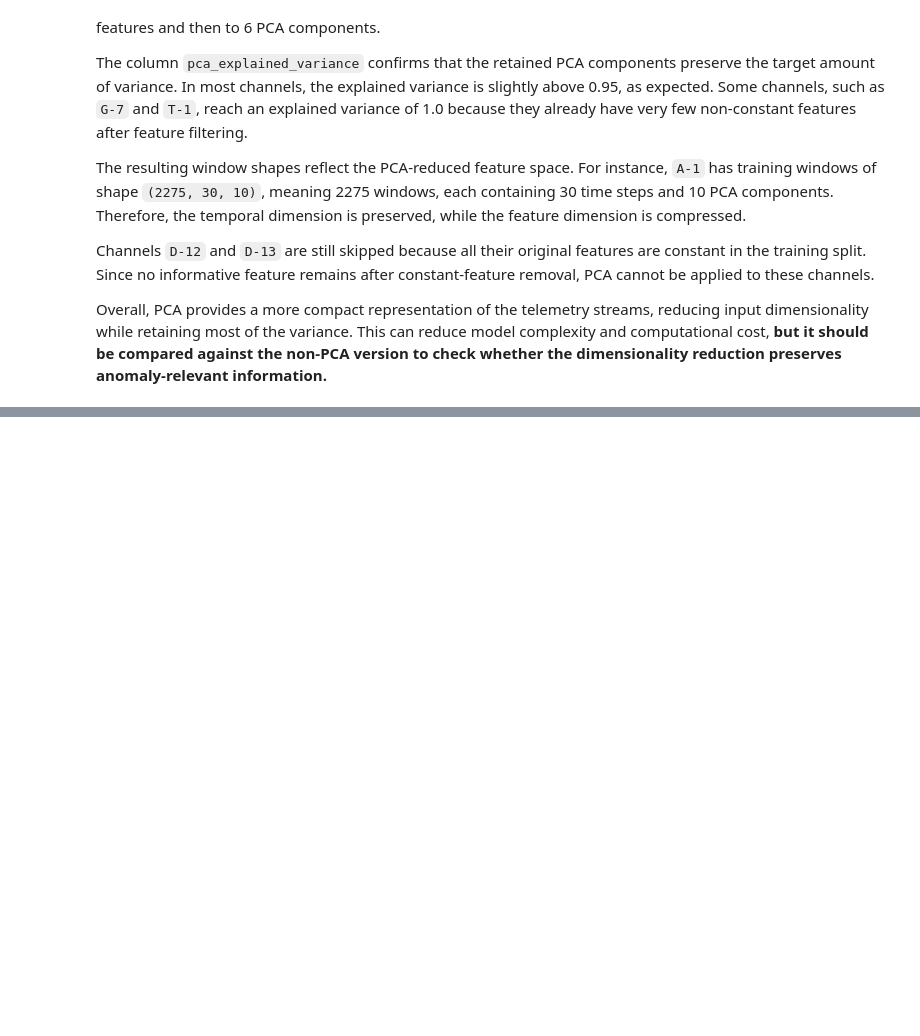
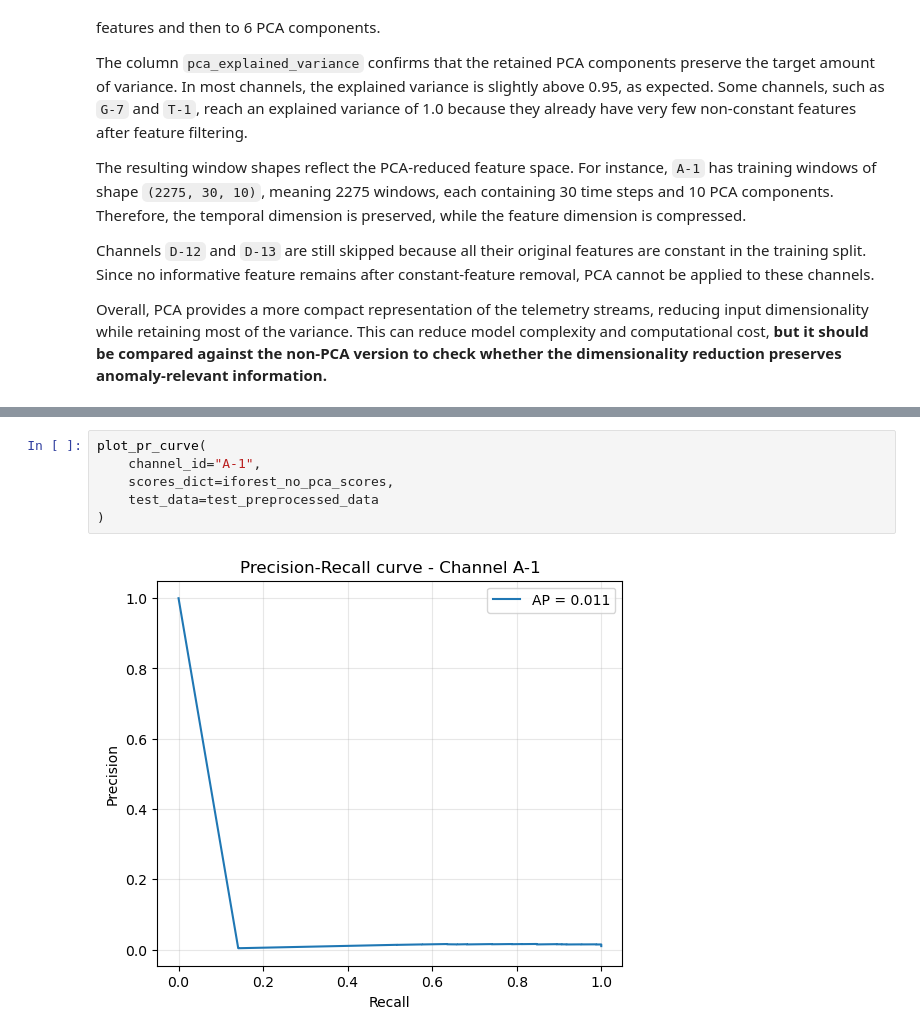
Before and after one commit to LucianoScarpino/Anomaly_Detection_Nasa_SMAP, a Jupyter notebook: Anomaly_Detection.ipynb, the cells around one changed output, grey strips where cells are left out. Saved outputs shown, nothing was run; the diff lists cells and outputs as text; blank space fills up the shorter version.

```diff
--- a/Anomaly_Detection.ipynb
+++ b/Anomaly_Detection.ipynb
@@ -518,0 +1206,8 @@ Overall, PCA provides a more compact representation of the telemetry streams, re
+# %%
+plot_pr_curve(
+    channel_id="A-1",
+    scores_dict=iforest_no_pca_scores,
+    test_data=test_preprocessed_data
+)
+# %% [output]
+[figure, added]
```
Also changed, not shown: parts of 27 cells of this notebook, 1 other file.
